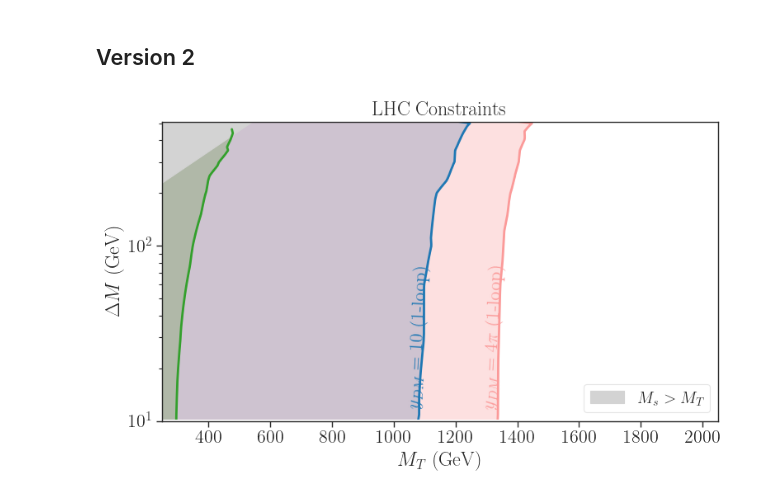
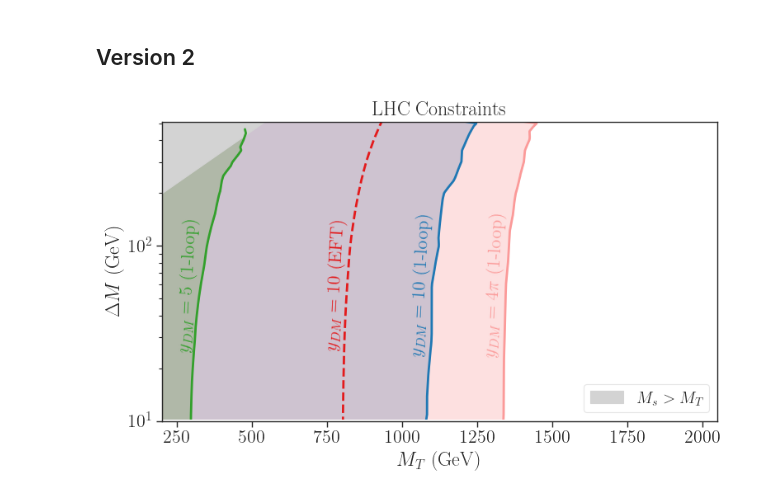
Before and after one commit to viniciusrocca/EFT_ToyModel, a Jupyter notebook: Recast_CMS/plots-AllExclusions.ipynb, the cells around one changed output. Drawn from its saved outputs; the diff is of its cells as text; code cells hidden in the pictures.

```diff
--- a/Recast_CMS/plots-AllExclusions.ipynb
+++ b/Recast_CMS/plots-AllExclusions.ipynb
@@ -136,17 +135,20 @@ plots = {
          #'Direct Searches' : {'contour' : 0.66, 'dataDict' : directDict, 'label' : 'Direct Searches', 'textLabel' : None,
           #                    'fill' : True, 'linestyle' : 'solid', 'color' : sns.color_palette('deep')[1]},
          r'$m(t\bar{t})$, $y_{DM} = 10$ (1-loop)' : {'contour' : 10.0, 'dataDict' : cmsMTTdict,
-                                                     'label' : r'CMS - $m(\bar{t} t)$', 'textLabel' : r'$y_{DM} = 10$ (1-loop)','textoffset' : -18,
+                                                     'label' : r'CMS - $m(\bar{t} t)$', 'textLabel' : r'$y_{DM} = 10$ (1-loop)','textoffset' : -38,
                                                      'fill' : True, 'linestyle' : 'solid', 'color' : colors[1]},
          r'$m(t\bar{t})$, $y_{DM} = 5$ (1-loop)' : {'contour' : 5.0, 'dataDict' : cmsMTTdict,
-                                                     'label' : r'CMS - $m(\bar{t} t)$', 'textLabel' : r'$y_{DM} = 5$ (1-loop)','textoffset' : -18,
+                                                     'label' : r'CMS - $m(\bar{t} t)$', 'textLabel' : r'$y_{DM} = 5$ (1-loop)','textoffset' : -42,
                                                      'fill' : True, 'linestyle' : 'solid', 'color' : colors[3]},
          r'$m(t\bar{t})$, $y_{DM} = 4\pi$ (1-loop)' : {'contour' : 12.57, 'dataDict' : cmsMTTdict,
-                                                     'label' : r'CMS - $m(\bar{t} t)$', 'textLabel' : r'$y_{DM} = 4\pi$ (1-loop)','textoffset' : -18,
+                                                     'label' : r'CMS - $m(\bar{t} t)$', 'textLabel' : r'$y_{DM} = 4\pi$ (1-loop)','textoffset' : -38,
                                                      'fill' : True, 'linestyle' : 'solid', 'color' : colors[4]},
-         #r'$m(t\bar{t})$, $y_{DM} = 10$ (EFT)' : {'contour' : 10.0, 'dataDict' : cmsMTTdictEFT,
-          #                                       'label' : None,'textLabel' : r'$y_{DM} = 10$ (EFT)','textoffset' : 20,
-           #                                       'fill' : False, 'linestyle' : 'dashed', 'color' : colors[5]},
+         r'$m(t\bar{t})$, $y_{DM} = 10$ (EFT)' : {'contour' : 10.0, 'dataDict' : cmsMTTdictEFT,
+                                                 'label' : None,'textLabel' : r'$y_{DM} = 10$ (EFT)','textoffset' : -38,
+                                                  'fill' : False, 'linestyle' : 'dashed', 'color' : colors[5]},
+         #r'$m(t\bar{t})$, $y_{DM} = 5$ (EFT)' : {'contour' : 5.0, 'dataDict' : cmsMTTdictEFT,
+          #                                       'label' : None,'textLabel' : r'$y_{DM} = 5$ (EFT)','textoffset' : -38,
+           #                                       'fill' : False, 'linestyle' : 'dashed', 'color' : colors[7]},
          #r'$p_T(t_h)$, $y_{DM} = 5$ (1-loop)' : {'contour' : 5.0, 'dataDict' : atlasPTdict,
              #                                       'label' : r'ATLAS - $p_T(t)$', 'textLabel' : r'$y_{DM} = 5$ (1-loop)','textoffset' : -10,
               #                                       'fill' : False, 'linestyle' : 'solid', 'color' : colors[5]},
@@ -168,34 +170,34 @@ for p,pInfo in plots.items():
     data = pInfo['dataDict'][pInfo['contour']]
     x = data['mPsiT_GeV']
     y = data['deltaM_GeV']
     # if any(x > 450.):
         # y = y[x>450.]
         # x = x[x>450.]
     label = pInfo['label']
     txtLabel = pInfo['textLabel']
     l, = plt.plot(x,y,linewidth=2,color=pInfo['color'],linestyle=pInfo['linestyle'])
     if txtLabel:
-        label_line(fig,l, txtLabel, near_y=30.,
+        label_line(fig,l, txtLabel, near_y=60.,
                 rotation=87.,fontsize=16,
-                xmin=450.,offset=(pInfo['textoffset'],0.),boxalpha=0.0)
+                xmin=200.,offset=(pInfo['textoffset'],0.),boxalpha=0.0)
 
     if pInfo['fill']:
         plt.fill_betweenx(y,x,200,alpha=0.3,color=pInfo['color'])
 
 
 plt.fill_betweenx([200.,600.],[200.,600.],color='lightgray',alpha=1.0, label = r'$M_s > M_{T}$')
 # plt.text(210.,400.,r'$m_T < m_{\chi}$',fontsize=17)
 plt.hlines(y=10.,xmin=0.,xmax=2000.,colors='white',linewidth=3)
 
 plt.legend(loc= 'lower right',fontsize=14.5,framealpha=0.5)
 plt.yscale('log')
 plt.xlabel(r'$M_{T}$ (GeV)')
 plt.ylabel(r'$\Delta M$ (GeV)')
-plt.xlim(250,2050)
+plt.xlim(200,2050)
 plt.ylim(10,510)
 plt.title('LHC Constraints')
 plt.tight_layout()
 plt.savefig('allExclusions_v2.png')
 plt.show()
 # %% [output]
-[figure, old version]
+[figure, new version]
```
Also changed, not shown: parts of 1 cell of this notebook, 9 other files.
